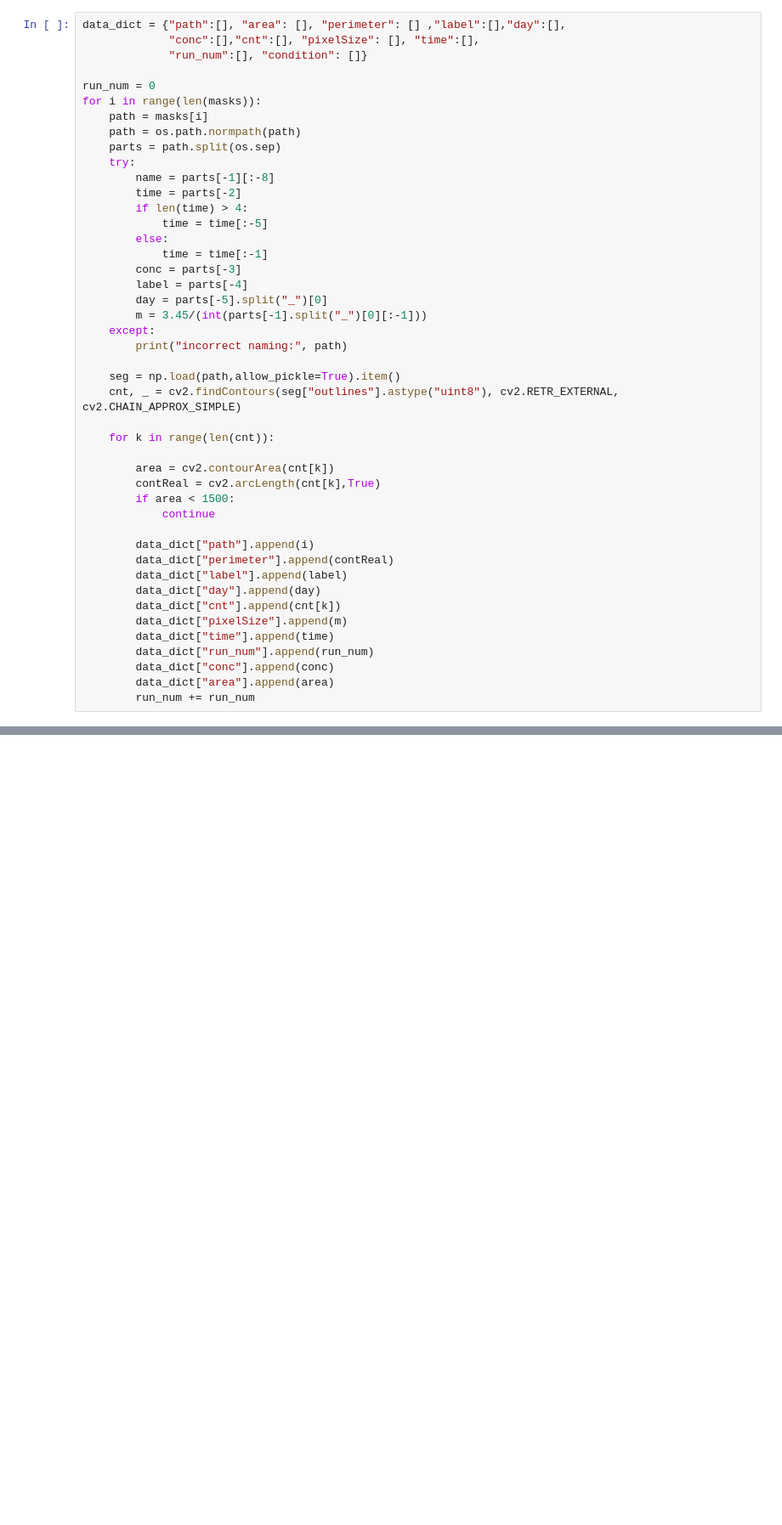
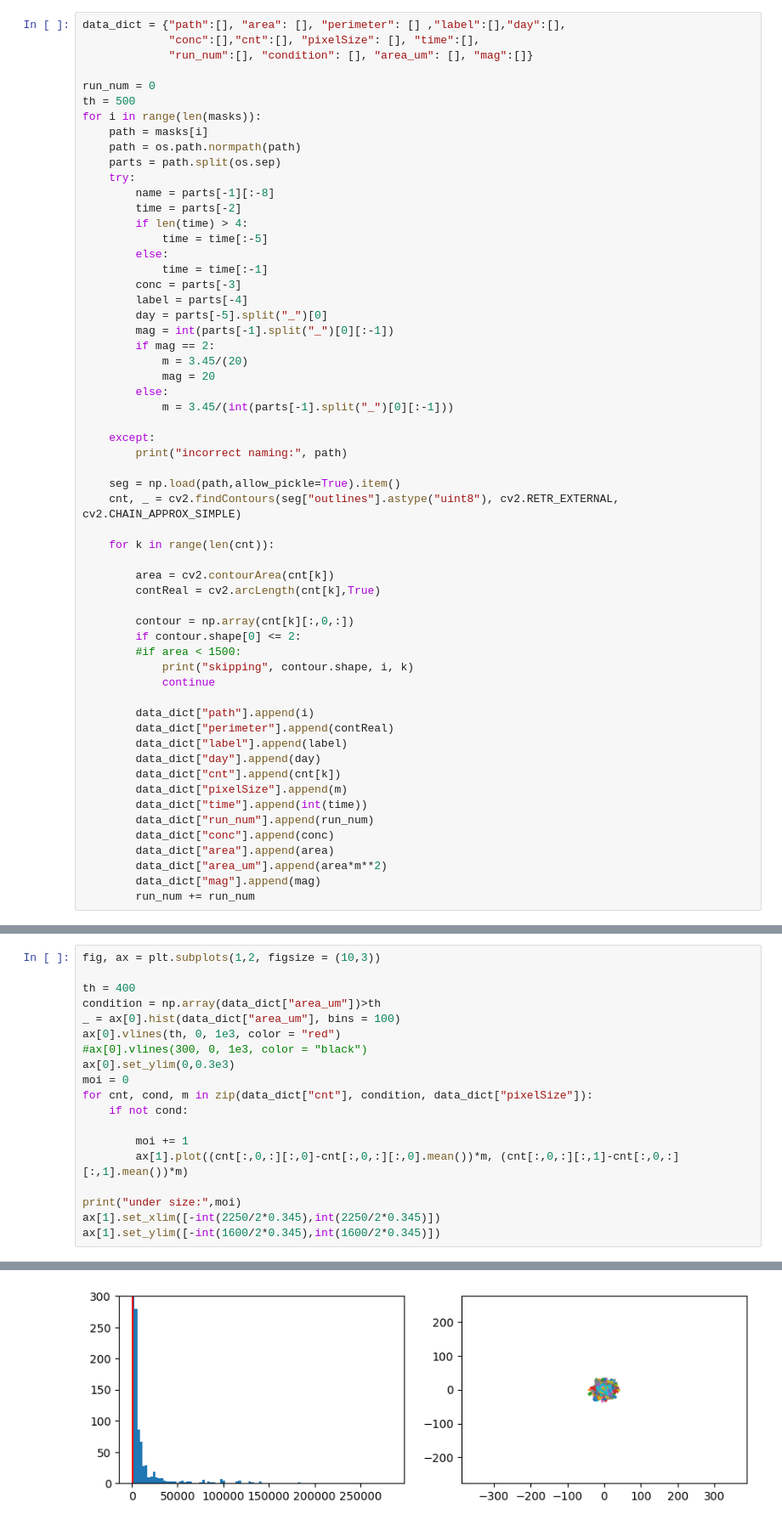
Before and after one commit to ArttuD/InstruProject, a Jupyter notebook: jupyterNotebooks/PCA_incubation.ipynb, the cells around one changed output, grey strips where cells are left out. Shown at 85% size. Saved outputs shown, nothing was run; the diff lists cells and outputs as text; blank space fills up the shorter version.

```diff
--- a/jupyterNotebooks/PCA_incubation.ipynb
+++ b/jupyterNotebooks/PCA_incubation.ipynb
@@ -33,9 +31,10 @@ plt.vlines(1500, 0,100, color = "red")
 # %%
 data_dict = {"path":[], "area": [], "perimeter": [] ,"label":[],"day":[],
              "conc":[],"cnt":[], "pixelSize": [], "time":[],
-             "run_num":[], "condition": []}
+             "run_num":[], "condition": [], "area_um": [], "mag":[]}
 
 run_num = 0
+th = 500
 for i in range(len(masks)):
     path = masks[i]
     path = os.path.normpath(path)
@@ -50,7 +49,13 @@ for i in range(len(masks)):
         conc = parts[-3]
         label = parts[-4]
         day = parts[-5].split("_")[0]
-        m = 3.45/(int(parts[-1].split("_")[0][:-1]))
+        mag = int(parts[-1].split("_")[0][:-1])
+        if mag == 2:
+            m = 3.45/(20)
+            mag = 20
+        else:
+            m = 3.45/(int(parts[-1].split("_")[0][:-1]))
+
     except:
         print("incorrect naming:", path)
 
@@ -61,7 +66,11 @@ for i in range(len(masks)):
 
         area = cv2.contourArea(cnt[k])
         contReal = cv2.arcLength(cnt[k],True)
-        if area < 1500:
+
+        contour = np.array(cnt[k][:,0,:])
+        if contour.shape[0] <= 2:
+        #if area < 1500:
+            print("skipping", contour.shape, i, k)
             continue
 
         data_dict["path"].append(i)
@@ -70,8 +79,10 @@ for i in range(len(masks)):
         data_dict["day"].append(day)
         data_dict["cnt"].append(cnt[k])
         data_dict["pixelSize"].append(m)
-        data_dict["time"].append(time)
+        data_dict["time"].append(int(time))
         data_dict["run_num"].append(run_num)
         data_dict["conc"].append(conc)
         data_dict["area"].append(area)
+        data_dict["area_um"].append(area*m**2)
+        data_dict["mag"].append(mag)
         run_num += run_num
@@ -77,0 +96,20 @@ for i in range(len(masks)):
+# %%
+fig, ax = plt.subplots(1,2, figsize = (10,3))
+
+th = 400
+condition = np.array(data_dict["area_um"])>th
+_ = ax[0].hist(data_dict["area_um"], bins = 100)
+ax[0].vlines(th, 0, 1e3, color = "red")
+#ax[0].vlines(300, 0, 1e3, color = "black")
+ax[0].set_ylim(0,0.3e3)
+moi = 0
+for cnt, cond, m in zip(data_dict["cnt"], condition, data_dict["pixelSize"]):
+    if not cond:
+
+        moi += 1
+        ax[1].plot((cnt[:,0,:][:,0]-cnt[:,0,:][:,0].mean())*m, (cnt[:,0,:][:,1]-cnt[:,0,:][:,1].mean())*m)
+
+print("under size:",moi)
+ax[1].set_xlim([-int(2250/2*0.345),int(2250/2*0.345)])
+ax[1].set_ylim([-int(1600/2*0.345),int(1600/2*0.345)])
+# %% [output]
@@ -77,0 +118 @@ for i in range(len(masks)):
+[figure, added]
```
Also changed, not shown: parts of 26 cells of this notebook.
